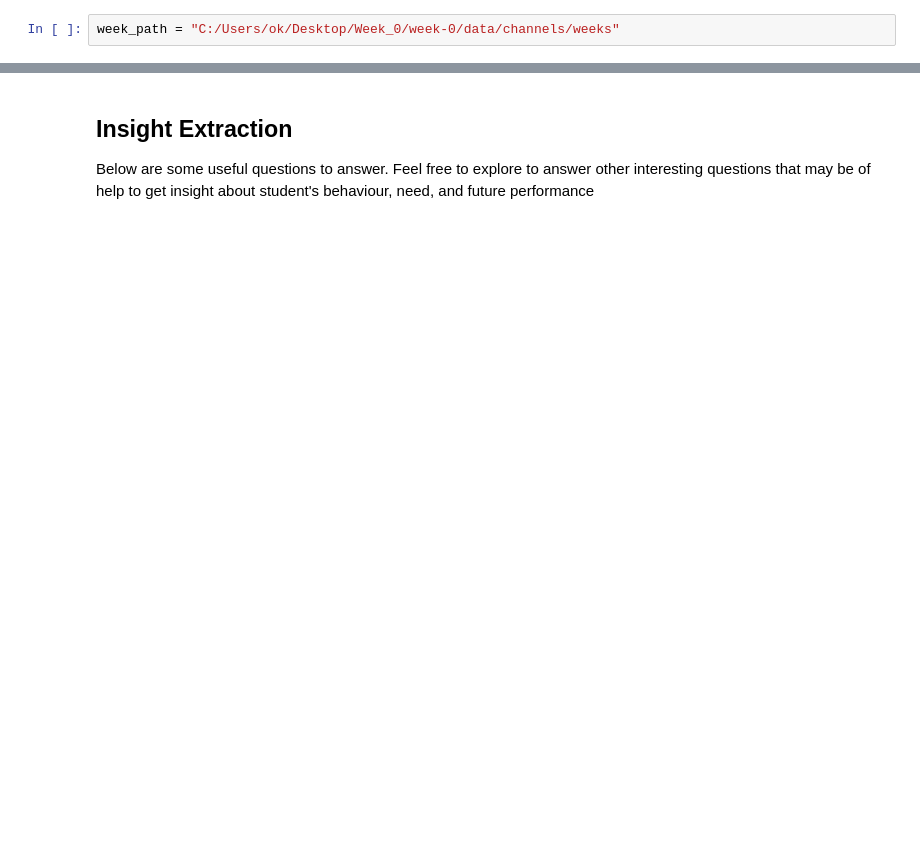
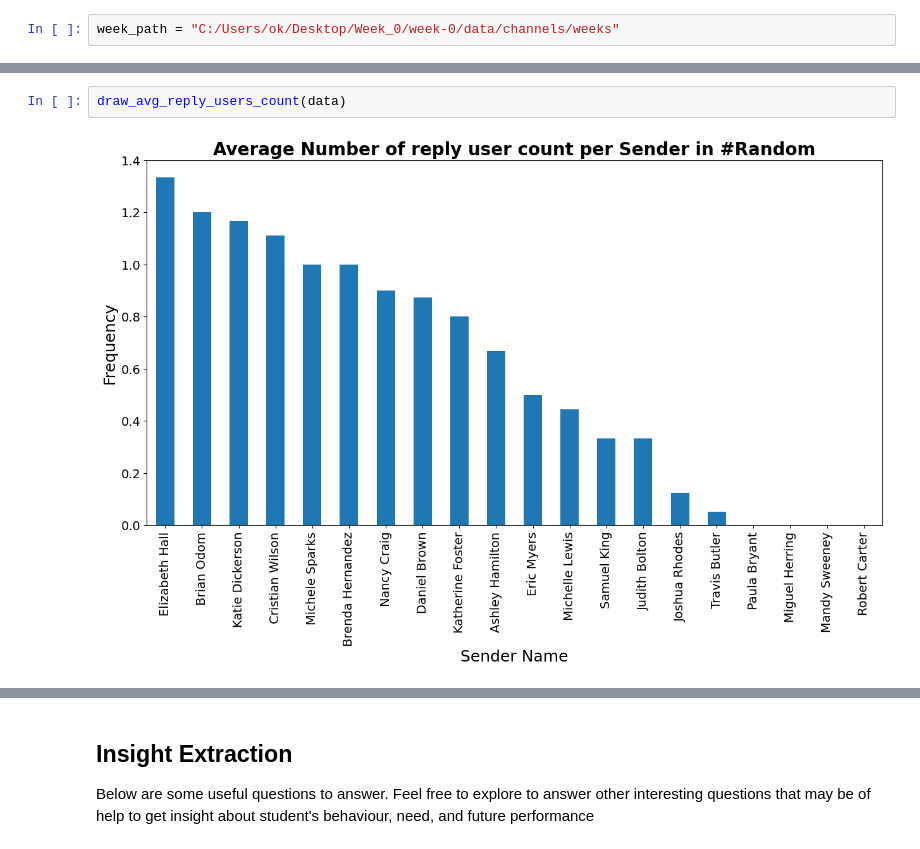
Before and after one commit to Keriii/week-0, a Jupyter notebook: notebooks/parse_slack_data.ipynb, the cells around one changed output, grey strips where cells are left out. Cells and saved outputs as stored; diff of their text form; blank space fills up the shorter version.

```diff
--- a/notebooks/parse_slack_data.ipynb
+++ b/notebooks/parse_slack_data.ipynb
@@ -144,3 +198,7 @@ def draw_user_reaction(data, channel='General'):
     plt.xlabel("Sender Name", size=18); plt.ylabel("Frequency", size=18);
     plt.xticks(size=14); plt.yticks(size=14);
     plt.show()
+# %%
+draw_avg_reply_users_count(data)
+# %% [output]
+[figure, added]
```
Also changed, not shown: parts of 20 cells of this notebook.
